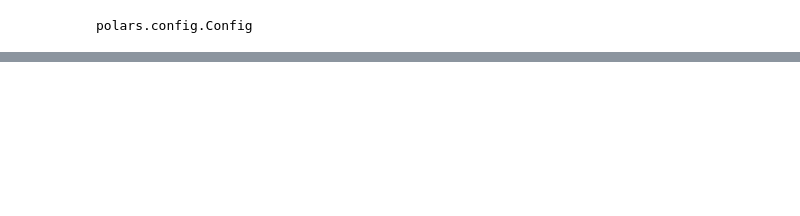
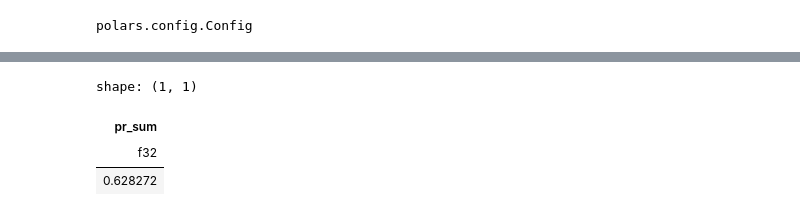
Before and after one commit to Wanja24/non-equilibrium, a Jupyter notebook: test_scripts/extract_tables_test.ipynb, the cells around one changed output, grey strips where cells are left out. Drawn from its saved outputs; the diff is of its cells as text; code cells hidden in the pictures; blank space fills up the shorter version.

```diff
--- a/test_scripts/extract_tables_test.ipynb
+++ b/test_scripts/extract_tables_test.ipynb
@@ -206,0 +245,9 @@ plt.show()
+# %%
+df.select(
+    pl.corr("pr_sum", "Npp")
+)
+# %% [output]
+shape: (1, 1)
+| pr_sum |
+| f32 |
+| 0.628272 |
```
Also changed, not shown: parts of 12 cells of this notebook, 1 other file.
